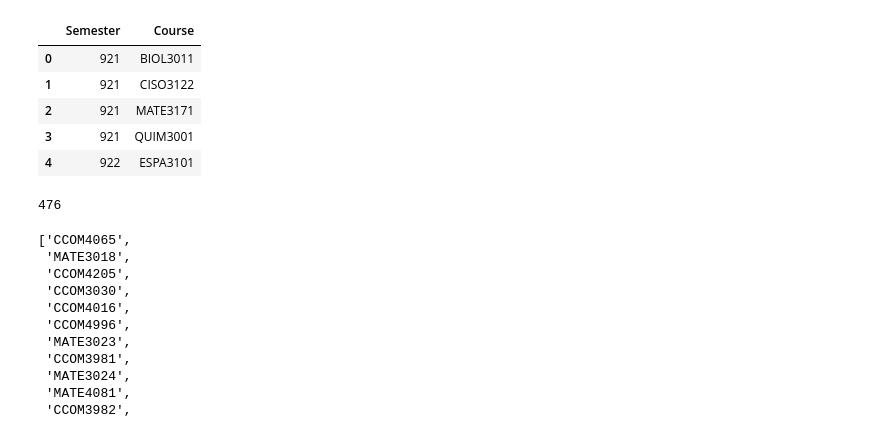
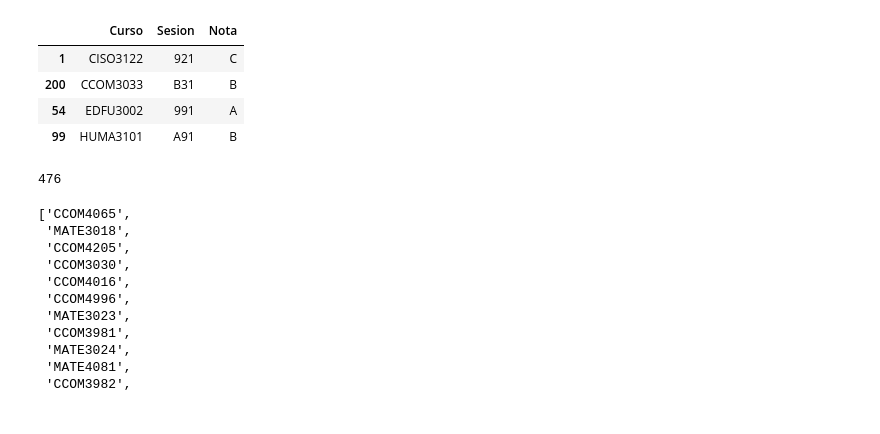
Before and after one commit to humberto-ortiz/stumap, a Jupyter notebook: stumap.ipynb, the cells around one changed output. Saved outputs shown, nothing was run; the diff lists cells and outputs as text; code cells hidden in the pictures.

```diff
--- a/stumap.ipynb
+++ b/stumap.ipynb
@@ -1,19 +1,16 @@
 # %%
 import pandas as pd
 # %%
-students = pd.read_csv("estudiantesCCOMcursos.csv",
-                           dtype='str',
-                           header=None,
-                           names=["ID", "Semester", "Course"])
+students = pd.read_csv("cursostomados.csv",
+                           dtype='str')
 # %%
-students.iloc[:5,1:3]
+students.iloc[[1,200,54,99],1:]
 # %% [output]
-|  | Semester | Course |
-| 0 | 921 | BIOL3011 |
-| 1 | 921 | CISO3122 |
-| 2 | 921 | MATE3171 |
-| 3 | 921 | QUIM3001 |
-| 4 | 922 | ESPA3101 |
+|  | Curso | Sesion | Nota |
+| 1 | CISO3122 | 921 | C |
+| 200 | CCOM3033 | B31 | B |
+| 54 | EDFU3002 | 991 | A |
+| 99 | HUMA3101 | A91 | B |
 # %%
 def makesequences(table):
     sequences = {}
```
Also changed, not shown: parts of 15 cells of this notebook.
